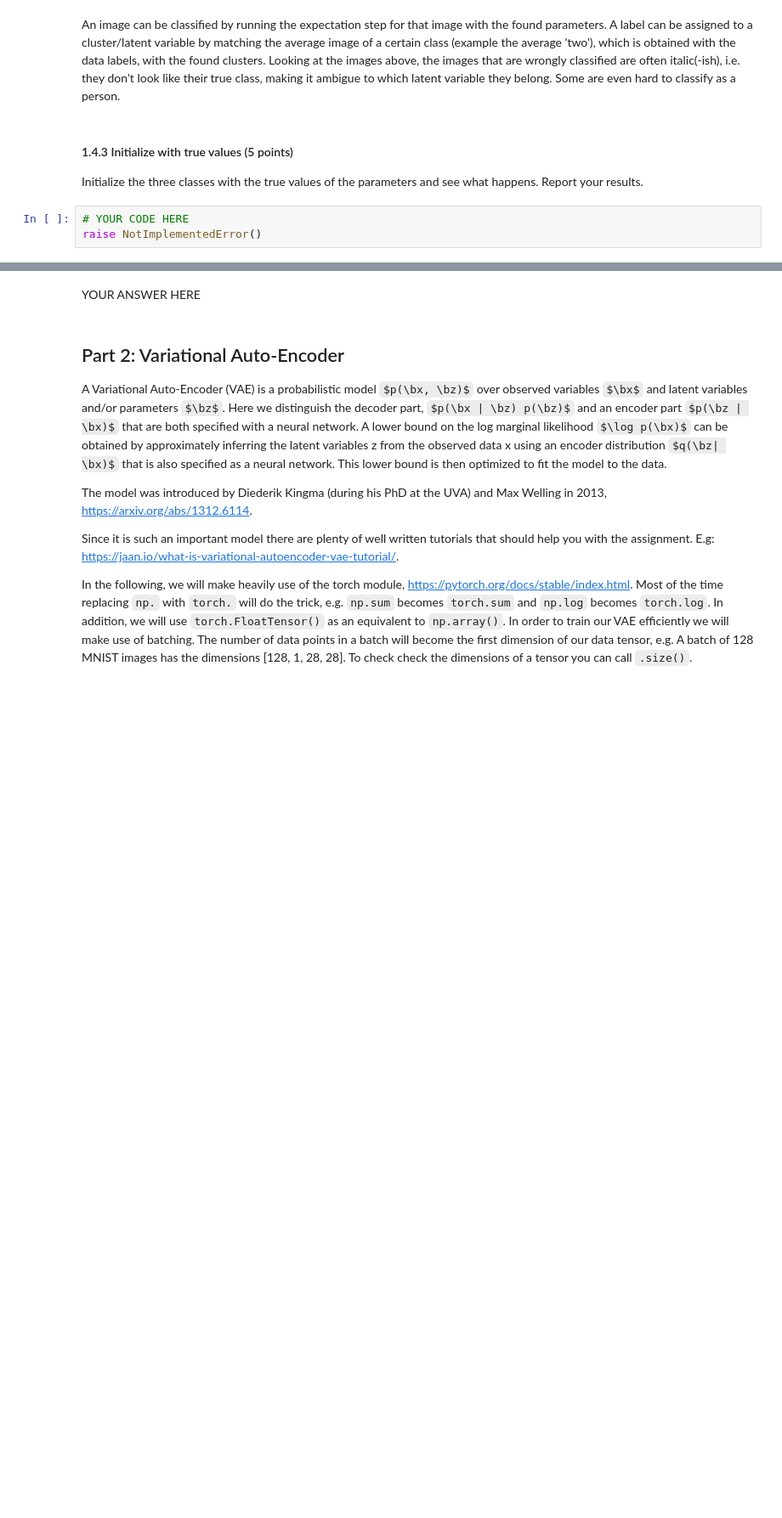
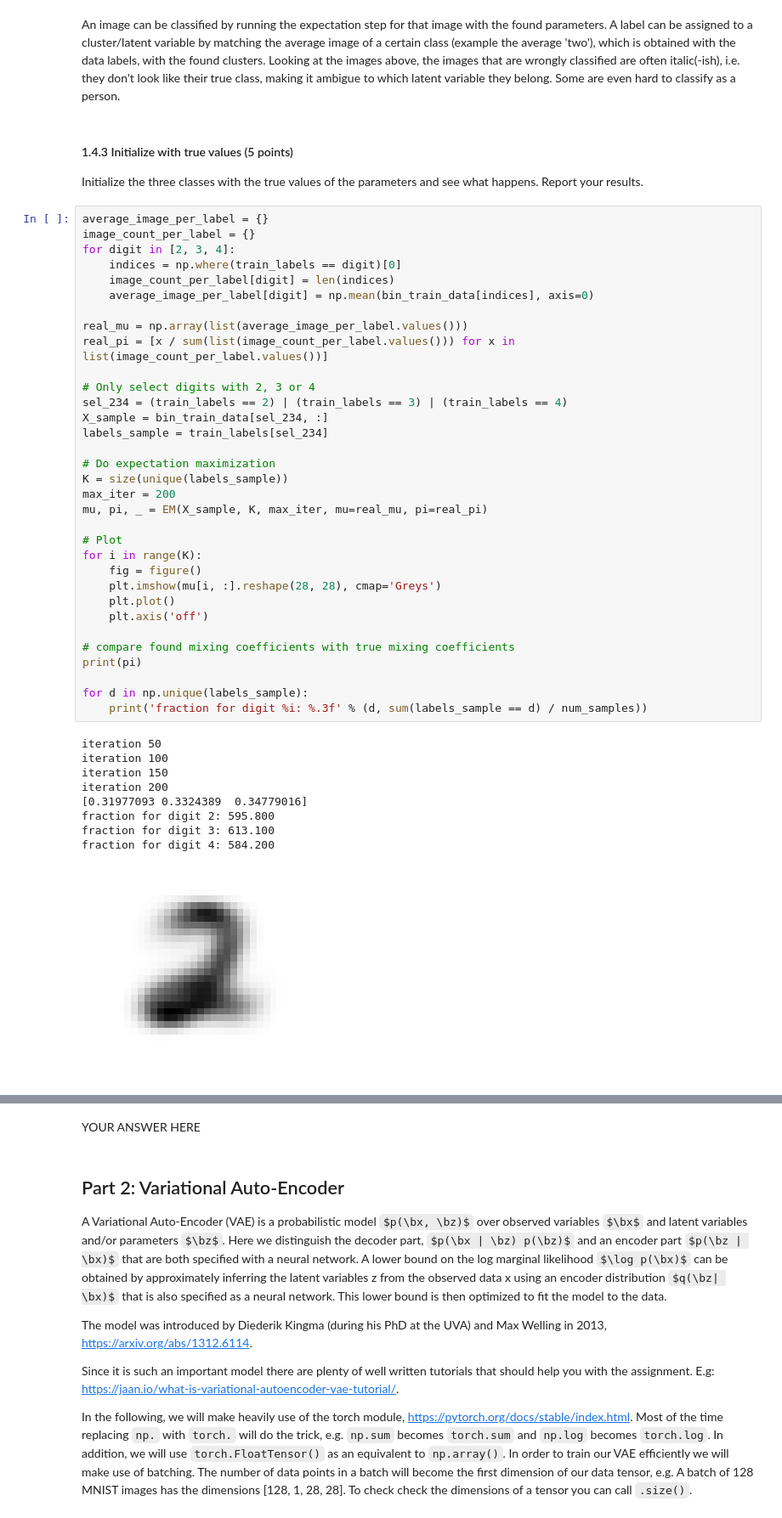
Before and after one commit to DAAAAAAAAAAAAAAAAN/ml2labs, a Jupyter notebook: lab3/lab3.ipynb, the cells around one changed output, grey strips where cells are left out. Shown: that part at 85% size. Cells and saved outputs as stored; diff of their text form; some formulas as TeX source; blank space fills up the shorter version.

```diff
--- a/lab3/lab3.ipynb
+++ b/lab3/lab3.ipynb
@@ -399,6 +399,46 @@ An image can be classified by running the expectation step for that image with t
 # %% [markdown]
 #### 1.4.3 Initialize with true values (5 points)
 Initialize the three classes with the true values of the parameters and see what happens. Report your results.
-# %%
-# YOUR CODE HERE
-raise NotImplementedError()
+# %%
+average_image_per_label = {}
+image_count_per_label = {}
+for digit in [2, 3, 4]:
+    indices = np.where(train_labels == digit)[0]
+    image_count_per_label[digit] = len(indices)
+    average_image_per_label[digit] = np.mean(bin_train_data[indices], axis=0)
+
+real_mu = np.array(list(average_image_per_label.values()))
+real_pi = [x / sum(list(image_count_per_label.values())) for x in list(image_count_per_label.values())]
+
+# Only select digits with 2, 3 or 4
+sel_234 = (train_labels == 2) | (train_labels == 3) | (train_labels == 4)
+X_sample = bin_train_data[sel_234, :]
+labels_sample = train_labels[sel_234]
+
+# Do expectation maximization
+K = size(unique(labels_sample))
+max_iter = 200
+mu, pi, _ = EM(X_sample, K, max_iter, mu=real_mu, pi=real_pi)
+
+# Plot
+for i in range(K):
+    fig = figure()
+    plt.imshow(mu[i, :].reshape(28, 28), cmap='Greys')
+    plt.plot()
+    plt.axis('off')
+
+# compare found mixing coefficients with true mixing coefficients
+print(pi)
+
+for d in np.unique(labels_sample):
+    print('fraction for digit %i: %.3f' % (d, sum(labels_sample == d) / num_samples))
+# %% [output]
+iteration 50
+iteration 100
+iteration 150
+iteration 200
+[0.31977093 0.3324389  0.34779016]
+fraction for digit 2: 595.800
+fraction for digit 3: 613.100
+fraction for digit 4: 584.200
+[figure, added]
```
Also changed, not shown: parts of 6 cells of this notebook.
